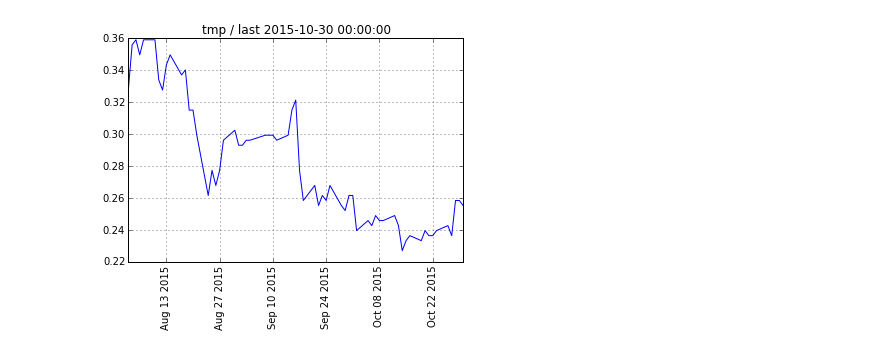
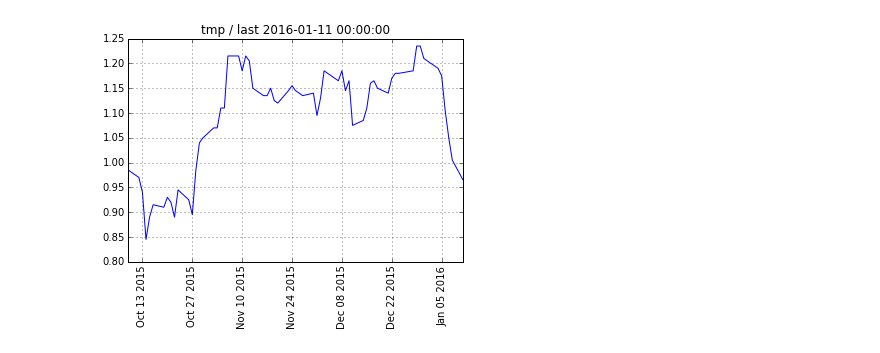
Before and after one commit to rsvp/fecon235, a Jupyter notebook: nb/qdl-libor-fed-funds.ipynb, the cells around one changed output. Cells and saved outputs as stored; diff of their text form; code cells hidden in the pictures.

Commit message:
qdl-libor-fed-funds.ipynb: Fix issue #2 by v4 and p6 updates
Appendix 2 illustrates forwards as predictors.
Appendix 3 distills entire notebook into one function forefunds().

```diff
--- a/nb/qdl-libor-fed-funds.ipynb
+++ b/nb/qdl-libor-fed-funds.ipynb
@@ -78,10 +105,10 @@ from fecon import *
 # %%
 #  SET UP the particular (f4) futures contracts of interest:
 
-s_fed    = 'f4fed15z'
+s_fed    = 'f4fed16m'
 
-s_libor  = 'f4libor15z'
-s_libory = 'f4libor16z'
+s_libor  = 'f4libor16m'
+s_libory = 'f4libor17m'
 
 #  f4fed*   refers to the CME/CBOT Fed Funds futures.
 #  f4libor* refers to the CME Eurodollar futures.
@@ -97,4 +124,4 @@ libory  = todf( 100 - get(s_libory) )
 #               ^convert futures quotes to conventional % format
 # %%
 #  Let "spread" denote their arithmetic difference:
-spread = libor - fed
+spread = todf( libor - fed )
@@ -152,5 +181,8 @@ Next we will look at the most recent 3-month segment of synthetic Fed Funds.
+# %%
+#  Let's estimate Fed Funds 1-year out:
+fedy = todf( libory - spread )
 # %%
-#  Synthetic Fed Funds, last 64 trading days:
-plot( tail( fedsyn, 64 ))
+#  SYNTHETIC Fed Funds, distant forward rate:
+plot( tail(fedy, 64) )
 # %% [output]
-[figure, old version]
+[figure, new version]
```
Also changed, not shown: parts of 40 cells of this notebook.
